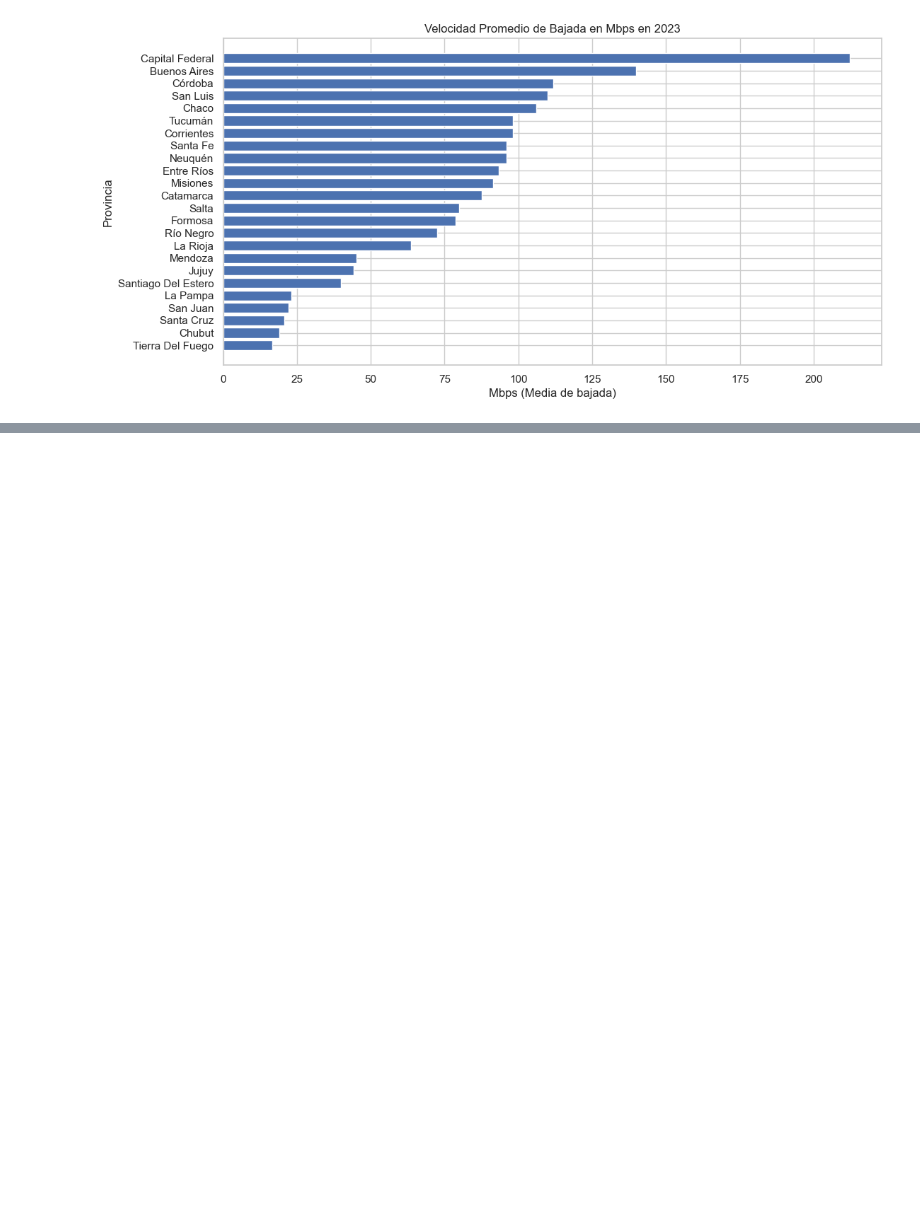
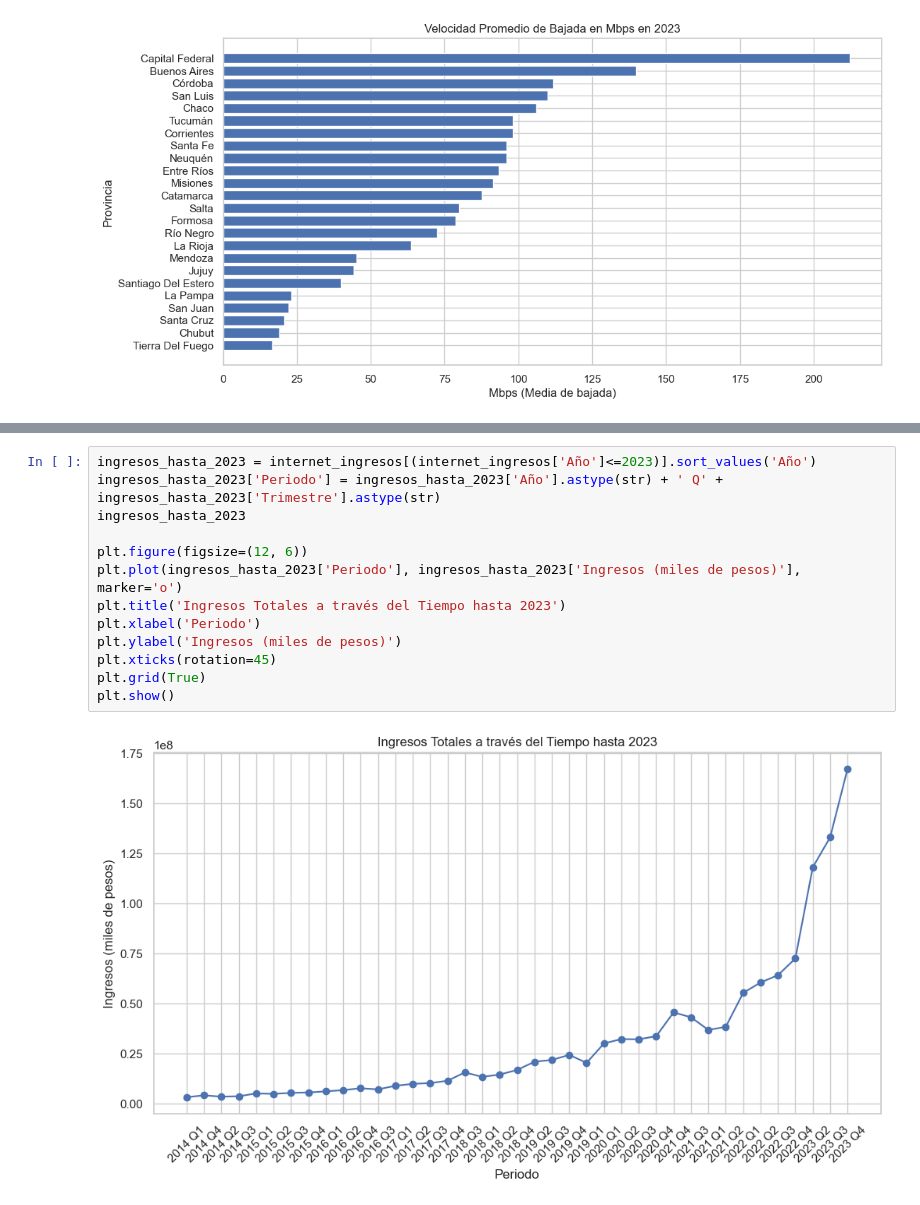
Before and after one commit to dnewbie25/Analisis-Telecomunicaciones-Argentina, a Jupyter notebook: internet_EDA.ipynb, the cells around one changed output, grey strips where cells are left out. Saved outputs shown, nothing was run; the diff lists cells and outputs as text; blank space fills up the shorter version.

```diff
--- a/internet_EDA.ipynb
+++ b/internet_EDA.ipynb
@@ -244,0 +305,15 @@ Text(0.5, 1.0, 'Velocidad Promedio de Bajada en Mbps en 2023')
+# %%
+ingresos_hasta_2023 = internet_ingresos[(internet_ingresos['Año']<=2023)].sort_values('Año')
+ingresos_hasta_2023['Periodo'] = ingresos_hasta_2023['Año'].astype(str) + ' Q' + ingresos_hasta_2023['Trimestre'].astype(str)
+ingresos_hasta_2023
+
+plt.figure(figsize=(12, 6))
+plt.plot(ingresos_hasta_2023['Periodo'], ingresos_hasta_2023['Ingresos (miles de pesos)'], marker='o')
+plt.title('Ingresos Totales a través del Tiempo hasta 2023')
+plt.xlabel('Periodo')
+plt.ylabel('Ingresos (miles de pesos)')
+plt.xticks(rotation=45)
+plt.grid(True)
+plt.show()
+# %% [output]
+[figure, added]
```
Also changed, not shown: parts of 8 cells of this notebook, 6 other files.
